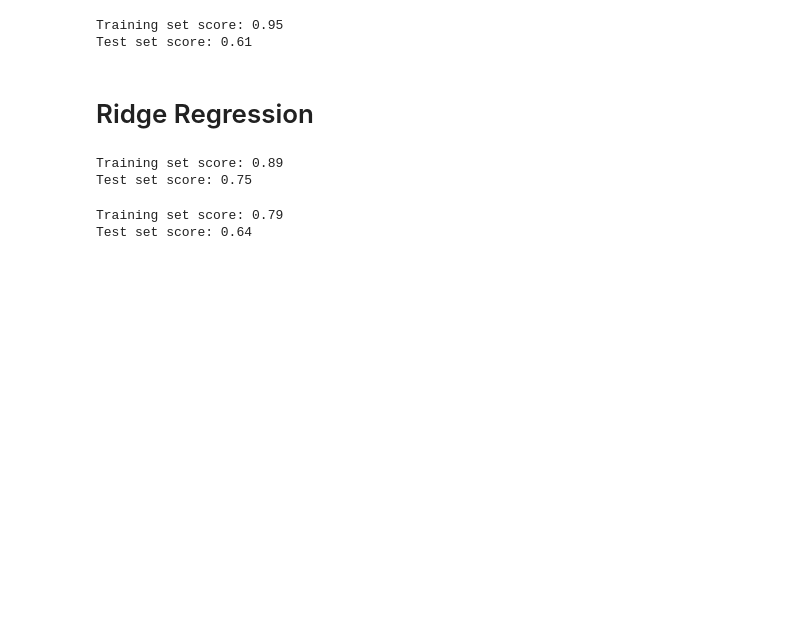
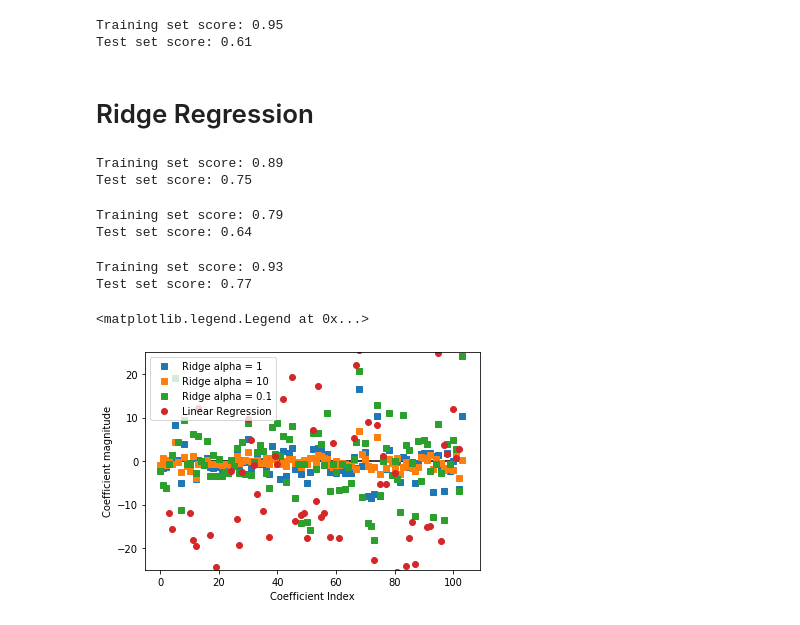
Before and after one commit to aryamanak10/Introduction-to-Machine-Learning-Book-Codes, a Jupyter notebook: Chapter 2.ipynb, the cells around one changed output. Cells and saved outputs as stored; diff of their text form; code cells hidden in the pictures; blank space fills up the shorter version.

Commit message:
Graph of Coefficients

```diff
--- a/Chapter 2.ipynb
+++ b/Chapter 2.ipynb
@@ -246,3 +246,25 @@ print("Test set score: {:.2f}".format(ridge_10.score(X_test, y_test)))
 # %% [output]
 Training set score: 0.79
 Test set score: 0.64
+# %%
+ridge_01 = Ridge(alpha=0.1).fit(X_train, y_train)
+
+print("Training set score: {:.2f}".format(ridge_01.score(X_train, y_train)))
+print("Test set score: {:.2f}".format(ridge_01.score(X_test, y_test)))
+# %% [output]
+Training set score: 0.93
+Test set score: 0.77
+# %%
+plt.plot(ridge.coef_, 's', label="Ridge alpha = 1")
+plt.plot(ridge_10.coef_, 's', label="Ridge alpha = 10")
+plt.plot(ridge_01.coef_, 's', label="Ridge alpha = 0.1")
+
+plt.plot(lr.coef_, 'o', label = "Linear Regression")
+plt.xlabel("Coefficient Index")
+plt.ylabel("Coefficient magnitude")
+plt.hlines(0, 0, len(lr.coef_))
+plt.ylim(-25,25)
+plt.legend()
+# %% [output]
+<matplotlib.legend.Legend at 0x...>
+[figure, added]
```
